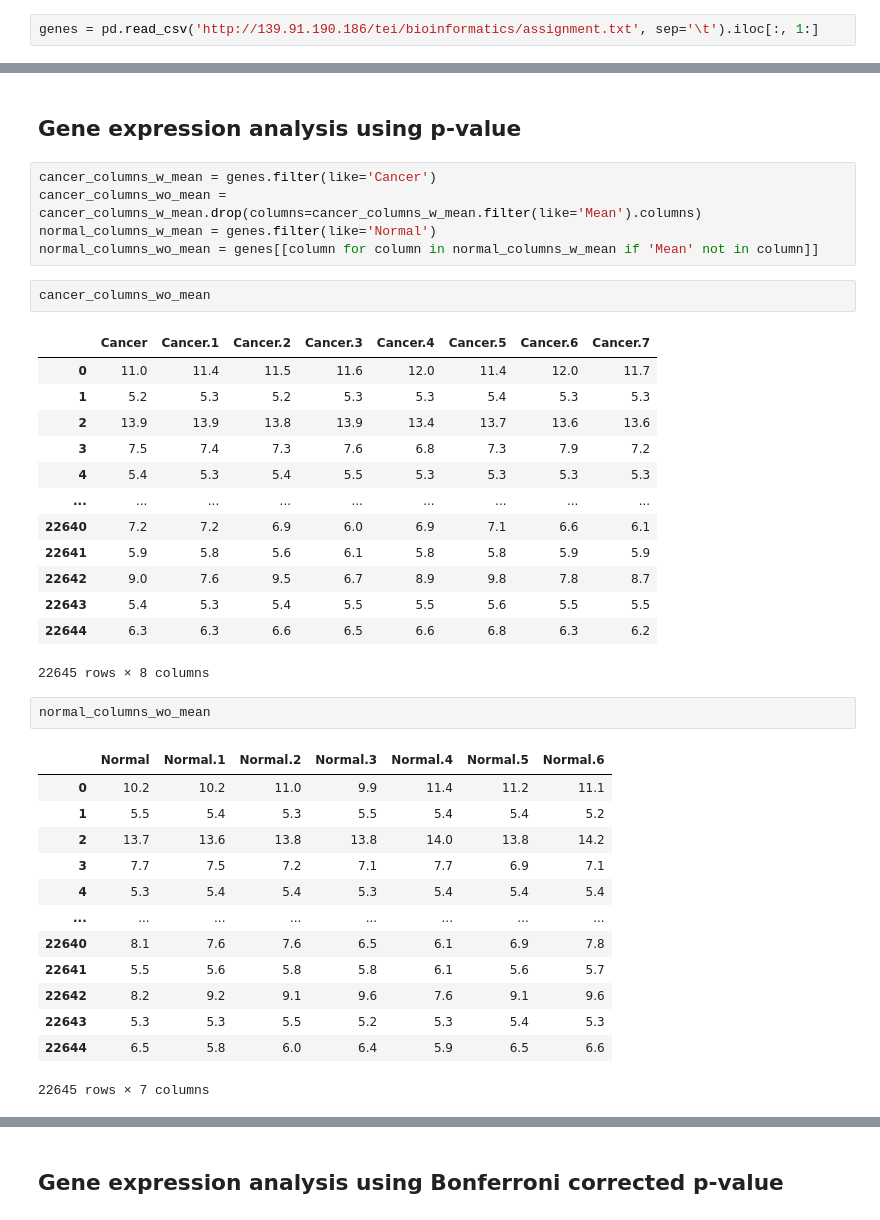
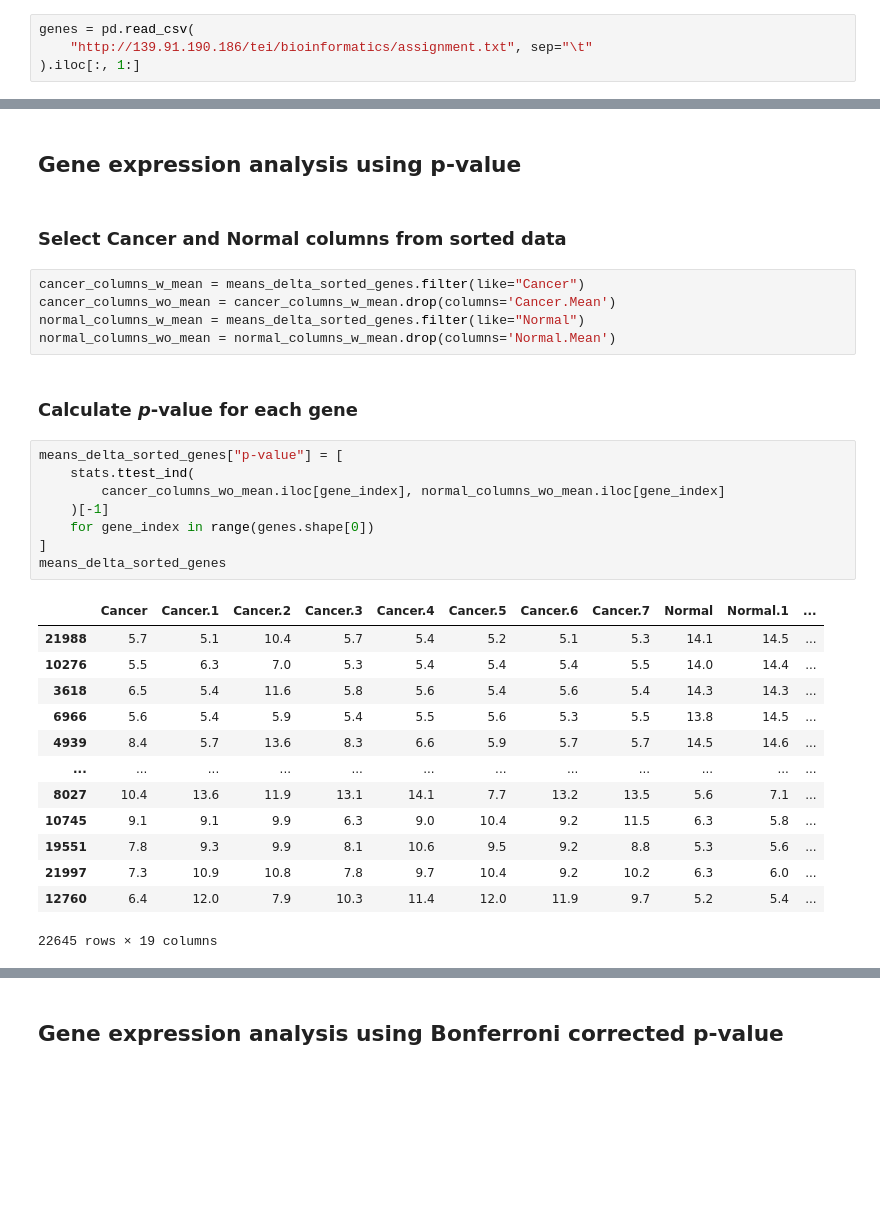
Before and after one commit to mzamayias/uni-work, a Jupyter notebook: lab/assignments/assignment_1/assignment_1.ipynb, the cells around one changed output, grey strips where cells are left out. Cells and saved outputs as stored; diff of their text form; blank space fills up the shorter version.

```diff
--- a/lab/assignments/assignment_1/assignment_1.ipynb
+++ b/lab/assignments/assignment_1/assignment_1.ipynb
@@ -9,2 +15,4 @@ from scipy import stats
 # %%
-genes = pd.read_csv('http://139.91.190.186/tei/bioinformatics/assignment.txt', sep='\t').iloc[:, 1:]
+genes = pd.read_csv(
+    "http://139.91.190.186/tei/bioinformatics/assignment.txt", sep="\t"
+).iloc[:, 1:]
@@ -34,40 +58,34 @@ sns.heatmap(sliced_means_delta_sorted_genes.iloc[:, :-3])
 [figure]
 # %% [markdown]
 ## Gene expression analysis using p-value
+# %% [markdown]
+### Select Cancer and Normal columns from sorted data
 # %%
-cancer_columns_w_mean = genes.filter(like='Cancer')
-cancer_columns_wo_mean = cancer_columns_w_mean.drop(columns=cancer_columns_w_mean.filter(like='Mean').columns)
-normal_columns_w_mean = genes.filter(like='Normal')
-normal_columns_wo_mean = genes[[column for column in normal_columns_w_mean if 'Mean' not in column]]
+cancer_columns_w_mean = means_delta_sorted_genes.filter(like="Cancer")
+cancer_columns_wo_mean = cancer_columns_w_mean.drop(columns='Cancer.Mean')
+normal_columns_w_mean = means_delta_sorted_genes.filter(like="Normal")
+normal_columns_wo_mean = normal_columns_w_mean.drop(columns='Normal.Mean')
-# %%
-cancer_columns_wo_mean
-# %% [output]
-|  | Cancer | Cancer.1 | Cancer.2 | Cancer.3 | Cancer.4 | Cancer.5 | Cancer.6 | Cancer.7 |
-| 0 | 11.0 | 11.4 | 11.5 | 11.6 | 12.0 | 11.4 | 12.0 | 11.7 |
-| 1 | 5.2 | 5.3 | 5.2 | 5.3 | 5.3 | 5.4 | 5.3 | 5.3 |
-| 2 | 13.9 | 13.9 | 13.8 | 13.9 | 13.4 | 13.7 | 13.6 | 13.6 |
-| 3 | 7.5 | 7.4 | 7.3 | 7.6 | 6.8 | 7.3 | 7.9 | 7.2 |
-| 4 | 5.4 | 5.3 | 5.4 | 5.5 | 5.3 | 5.3 | 5.3 | 5.3 |
-| ... | ... | ... | ... | ... | ... | ... | ... | ... |
-| 22640 | 7.2 | 7.2 | 6.9 | 6.0 | 6.9 | 7.1 | 6.6 | 6.1 |
-| 22641 | 5.9 | 5.8 | 5.6 | 6.1 | 5.8 | 5.8 | 5.9 | 5.9 |
-| 22642 | 9.0 | 7.6 | 9.5 | 6.7 | 8.9 | 9.8 | 7.8 | 8.7 |
-| 22643 | 5.4 | 5.3 | 5.4 | 5.5 | 5.5 | 5.6 | 5.5 | 5.5 |
-| 22644 | 6.3 | 6.3 | 6.6 | 6.5 | 6.6 | 6.8 | 6.3 | 6.2 |
-22645 rows × 8 columns
-# %%
-normal_columns_wo_mean
-# %% [output]
-|  | Normal | Normal.1 | Normal.2 | Normal.3 | Normal.4 | Normal.5 | Normal.6 |
-| 0 | 10.2 | 10.2 | 11.0 | 9.9 | 11.4 | 11.2 | 11.1 |
-| 1 | 5.5 | 5.4 | 5.3 | 5.5 | 5.4 | 5.4 | 5.2 |
-| 2 | 13.7 | 13.6 | 13.8 | 13.8 | 14.0 | 13.8 | 14.2 |
-| 3 | 7.7 | 7.5 | 7.2 | 7.1 | 7.7 | 6.9 | 7.1 |
-| 4 | 5.3 | 5.4 | 5.4 | 5.3 | 5.4 | 5.4 | 5.4 |
-| ... | ... | ... | ... | ... | ... | ... | ... |
-| 22640 | 8.1 | 7.6 | 7.6 | 6.5 | 6.1 | 6.9 | 7.8 |
-| 22641 | 5.5 | 5.6 | 5.8 | 5.8 | 6.1 | 5.6 | 5.7 |
-| 22642 | 8.2 | 9.2 | 9.1 | 9.6 | 7.6 | 9.1 | 9.6 |
-| 22643 | 5.3 | 5.3 | 5.5 | 5.2 | 5.3 | 5.4 | 5.3 |
-| 22644 | 6.5 | 5.8 | 6.0 | 6.4 | 5.9 | 6.5 | 6.6 |
-22645 rows × 7 columns
+# %% [markdown]
+### Calculate *p*-value for each gene
+# %%
+means_delta_sorted_genes["p-value"] = [
+    stats.ttest_ind(
+        cancer_columns_wo_mean.iloc[gene_index], normal_columns_wo_mean.iloc[gene_index]
+    )[-1]
+    for gene_index in range(genes.shape[0])
+]
+means_delta_sorted_genes
+# %% [output]
+|  | Cancer | Cancer.1 | Cancer.2 | Cancer.3 | Cancer.4 | Cancer.5 | Cancer.6 | Cancer.7 | Normal | Normal.1 | ... |
+| 21988 | 5.7 | 5.1 | 10.4 | 5.7 | 5.4 | 5.2 | 5.1 | 5.3 | 14.1 | 14.5 | ... |
+| 10276 | 5.5 | 6.3 | 7.0 | 5.3 | 5.4 | 5.4 | 5.4 | 5.5 | 14.0 | 14.4 | ... |
+| 3618 | 6.5 | 5.4 | 11.6 | 5.8 | 5.6 | 5.4 | 5.6 | 5.4 | 14.3 | 14.3 | ... |
+| 6966 | 5.6 | 5.4 | 5.9 | 5.4 | 5.5 | 5.6 | 5.3 | 5.5 | 13.8 | 14.5 | ... |
+| 4939 | 8.4 | 5.7 | 13.6 | 8.3 | 6.6 | 5.9 | 5.7 | 5.7 | 14.5 | 14.6 | ... |
+| ... | ... | ... | ... | ... | ... | ... | ... | ... | ... | ... | ... |
+| 8027 | 10.4 | 13.6 | 11.9 | 13.1 | 14.1 | 7.7 | 13.2 | 13.5 | 5.6 | 7.1 | ... |
+| 10745 | 9.1 | 9.1 | 9.9 | 6.3 | 9.0 | 10.4 | 9.2 | 11.5 | 6.3 | 5.8 | ... |
+| 19551 | 7.8 | 9.3 | 9.9 | 8.1 | 10.6 | 9.5 | 9.2 | 8.8 | 5.3 | 5.6 | ... |
+| 21997 | 7.3 | 10.9 | 10.8 | 7.8 | 9.7 | 10.4 | 9.2 | 10.2 | 6.3 | 6.0 | ... |
+| 12760 | 6.4 | 12.0 | 7.9 | 10.3 | 11.4 | 12.0 | 11.9 | 9.7 | 5.2 | 5.4 | ... |
+22645 rows × 19 columns
```
Also changed, not shown: parts of 23 cells of this notebook.
